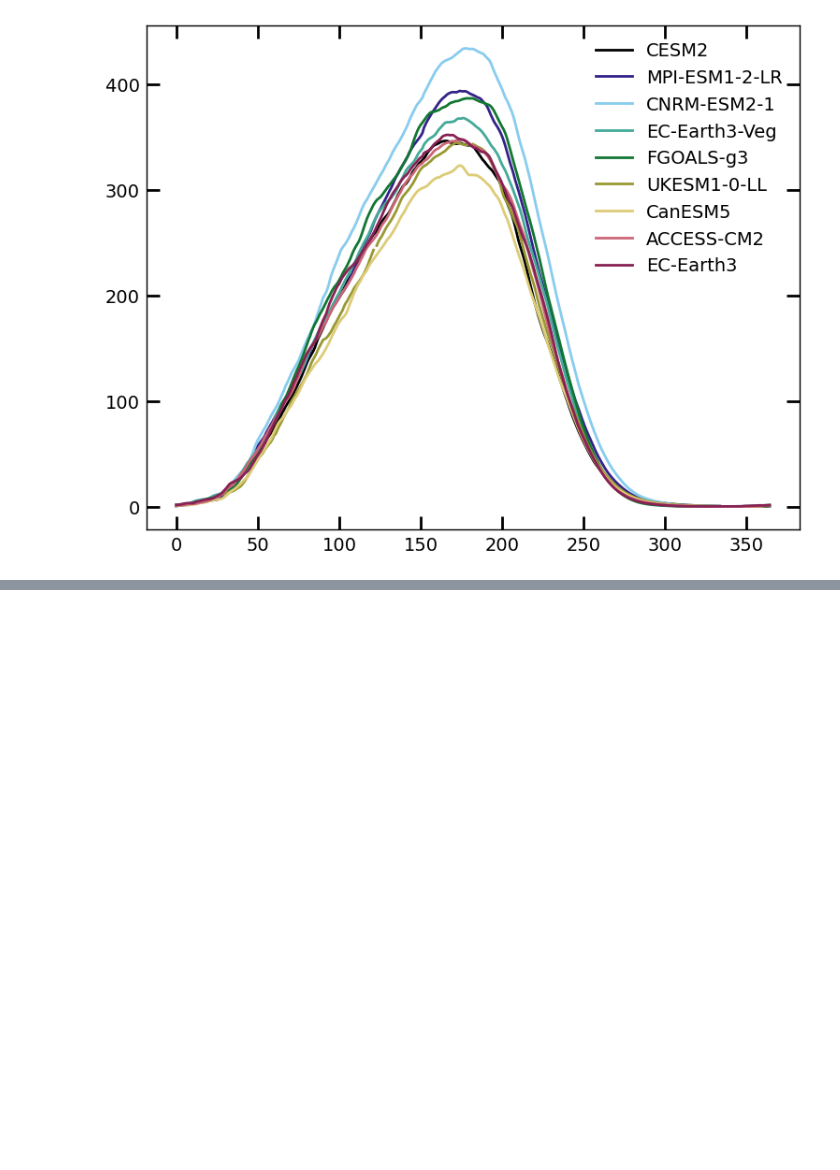
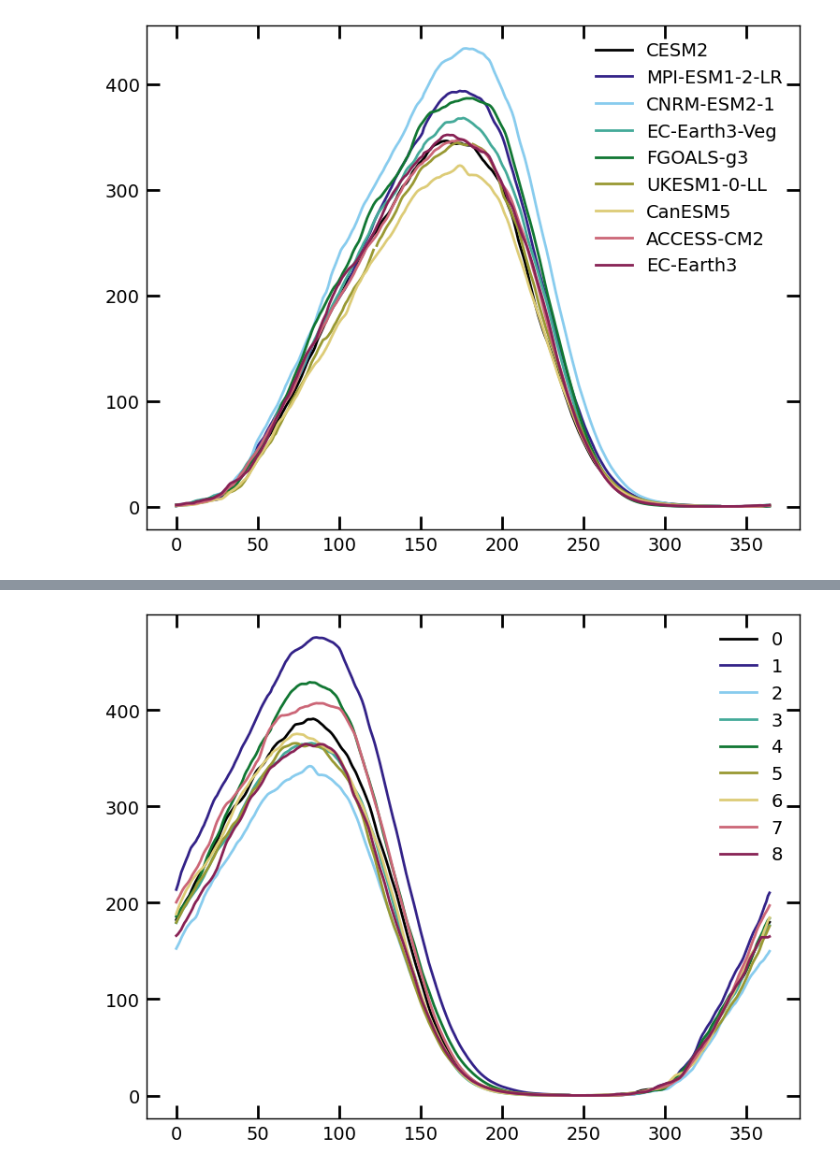
Before and after one commit to mariannecowherd/resilient-snowpack-estimation, a Jupyter notebook: code/ext_climatology.ipynb, the cells around one changed output, grey strips where cells are left out. Saved outputs shown, nothing was run; the diff lists cells and outputs as text; code cells hidden in the pictures; blank space fills up the shorter version.

```diff
--- a/code/ext_climatology.ipynb
+++ b/code/ext_climatology.ipynb
@@ -96,0 +153,9 @@ plt.show()
+# %%
+start = 0
+mydatas = []
+for i in range(len(new_data)):
+    date = new_data.loc[i].date
+    if date == 366:
+        mydata = new_data.loc[start:i]
+        start = i+1
+        mydatas.append(mydata)
@@ -147,0 +343,34 @@ plt.show()
+# %%
+fns = glob.glob('../../*_snowpillow_dialyhist.nc')
+snowpillow_means = []
+for fn in fns:
+    data = xr.open_dataarray(fn)
+    day_of_year = data.time.dt.dayofyear
+    daily_avg = data.groupby(day_of_year).mean(dim='time').mean(dim = 'site').load()
+    snowpillow_means.append(daily_avg)
+# %%
+def remove_leap_day(ts):
+    return ts.where(ts.dayofyear != 60, drop=True)
+
+def interpolate_to_365(ts):
+    new_index = np.linspace(1, 365, num=365, dtype=int)
+    new_data = np.interp(new_index, np.arange(1, 361), ts)
+    return xr.DataArray(new_data, dims=['dayofyear'], coords={'dayofyear': new_index})
+# %%
+pillows_365 = []
+for d in (snowpillow_means):
+    t = len(d)
+    if t == 366:
+        d = remove_leap_day(d)
+    if t == 360:
+        d = interpolate_to_365(d)
+    d[-1] = np.nanmean([d[0],d[-2]])
+    pillows_365.append(d)
+# %%
+fig, ax = plt.subplots()
+for i,d in enumerate(pillows_365):
+    ax.plot(d, label = i)
+plt.legend()
+plt.show()
+# %% [output]
+[figure, added]
```
Also changed, not shown: parts of 17 cells of this notebook, 12 other files.
